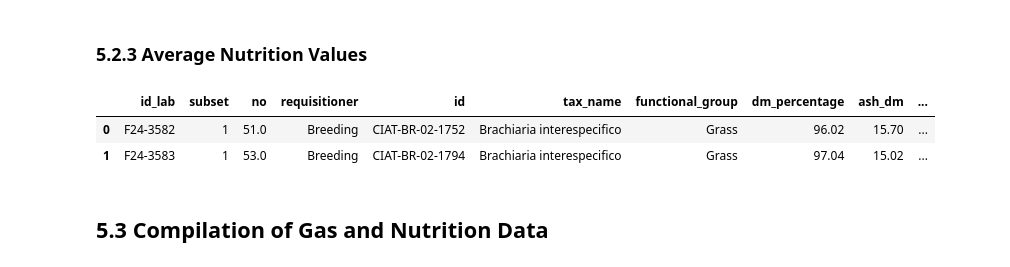
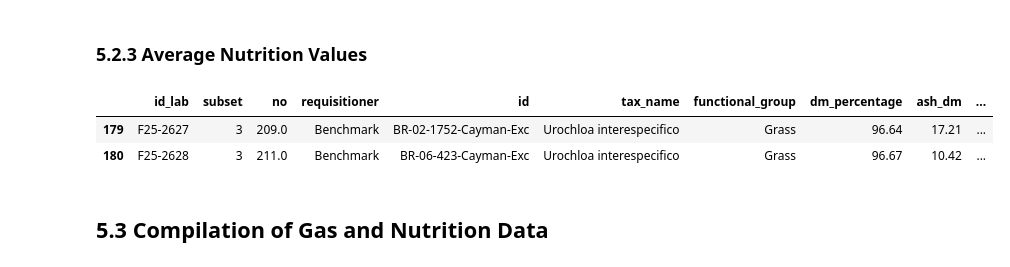
Before and after one commit to maurope/lmf, a Jupyter notebook: notebooks/2026/2026_05_22_data_delivery.ipynb, the cells around one changed output. Drawn from its saved outputs; the diff is of its cells as text; code cells hidden in the pictures.

```diff
--- a/notebooks/2026/2026_05_22_data_delivery.ipynb
+++ b/notebooks/2026/2026_05_22_data_delivery.ipynb
@@ -343,2 +350,2 @@ array(['Forage', 'Concentrate', 'Herbaceous_legumes', 'Grass',
 # %%
-df2 = df[df['functional_group'] == 'Grass']
+df1 = df[df['functional_group'] == 'Grass']
@@ -345,3 +354,5 @@ df2 = df[df['functional_group'] == 'Grass']
+# %%
+df2 = df1[df1['requisitioner'].isin(['Breeding', 'Benchmark'])]
 # %%
 df2.columns
 # %% [output]
@@ -478,5 +505,7 @@ nu.head(2)
+# %%
+nu1 = nu[nu['functional_group'] == 'Grass']
 # %%
-nu2 = nu[nu['requisitioner'] == 'Breeding']
-nu2.head(2)
+nu2 = nu1[nu1['requisitioner'].isin(['Breeding', 'Benchmark'])]
+nu2.tail(2)
 # %% [output]
 |  | subset | no | requisitioner | id_lab | id | tax_order | family | genus | species | tax_name | ... |
@@ -577,11 +608,11 @@ def mean_with_replicates(df, category_columns, numeric_columns):
     return result
 # %%
 nu4 = mean_with_replicates(nu3, category_columns, numeric_columns)
-nu4.head(2)
+nu4.tail(2)
 # %% [output]
 |  | id_lab | subset | no | requisitioner | id | tax_name | functional_group | dm_percentage | ash_dm | ... |
-| 0 | F24-3582 | 1 | 51.0 | Breeding | CIAT-BR-02-1752 | Brachiaria interespecifico | Grass | 96.02 | 15.70 | ... |
-| 1 | F24-3583 | 1 | 53.0 | Breeding | CIAT-BR-02-1794 | Brachiaria interespecifico | Grass | 97.04 | 15.02 | ... |
+| 179 | F25-2627 | 3 | 209.0 | Benchmark | BR-02-1752-Cayman-Exc | Urochloa interespecifico | Grass | 96.64 | 17.21 | ... |
+| 180 | F25-2628 | 3 | 211.0 | Benchmark | BR-06-423-Cayman-Exc | Urochloa interespecifico | Grass | 96.67 | 10.42 | ... |
 # %%
 nu4.to_csv('/content/drive/MyDrive/lmf/output/2026_05_22_data_delivery/05_grasses_for_breeding/nutrition_breeding_average.csv', index=None)
 # %% [markdown]
```
Also changed, not shown: parts of 32 cells of this notebook, 19 other files.
